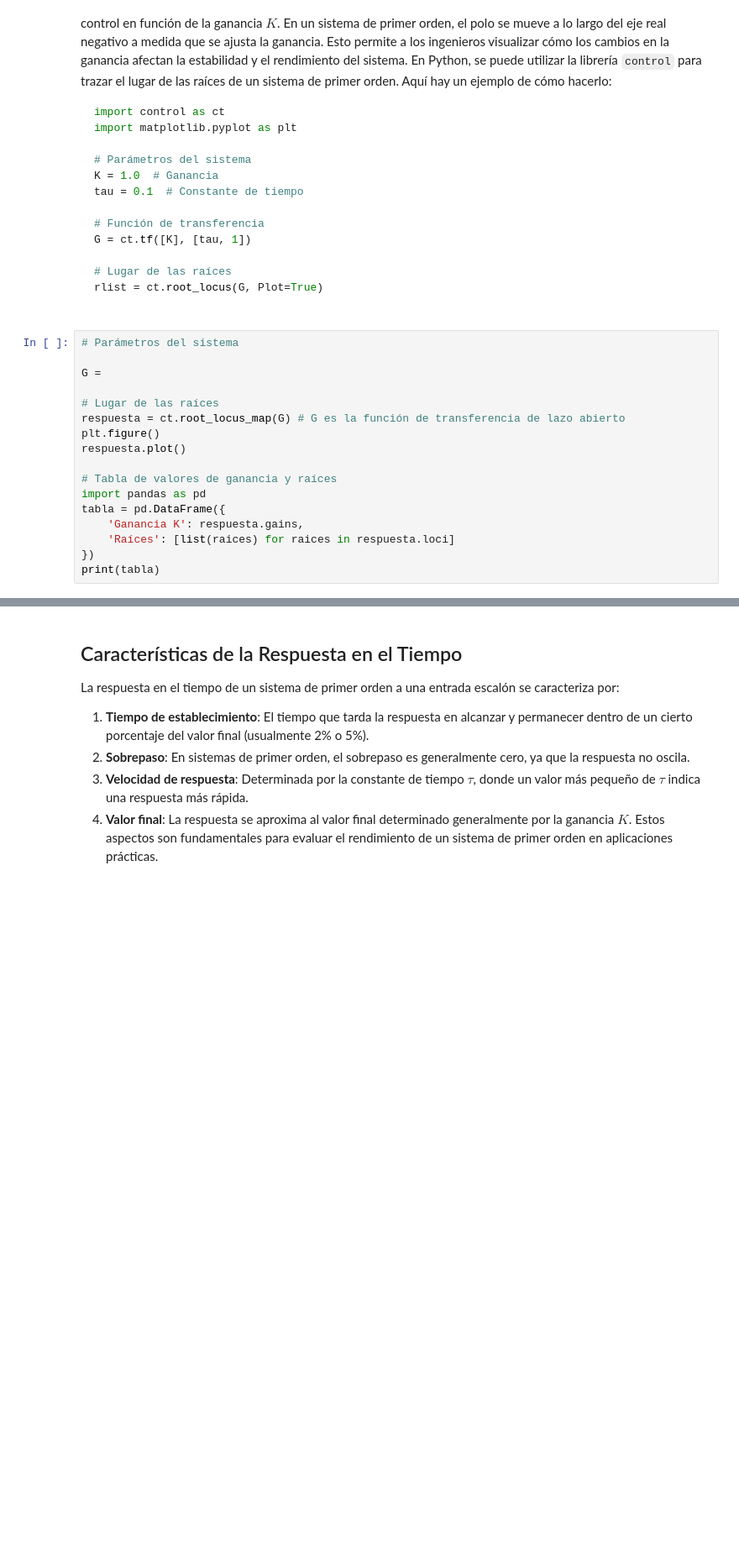
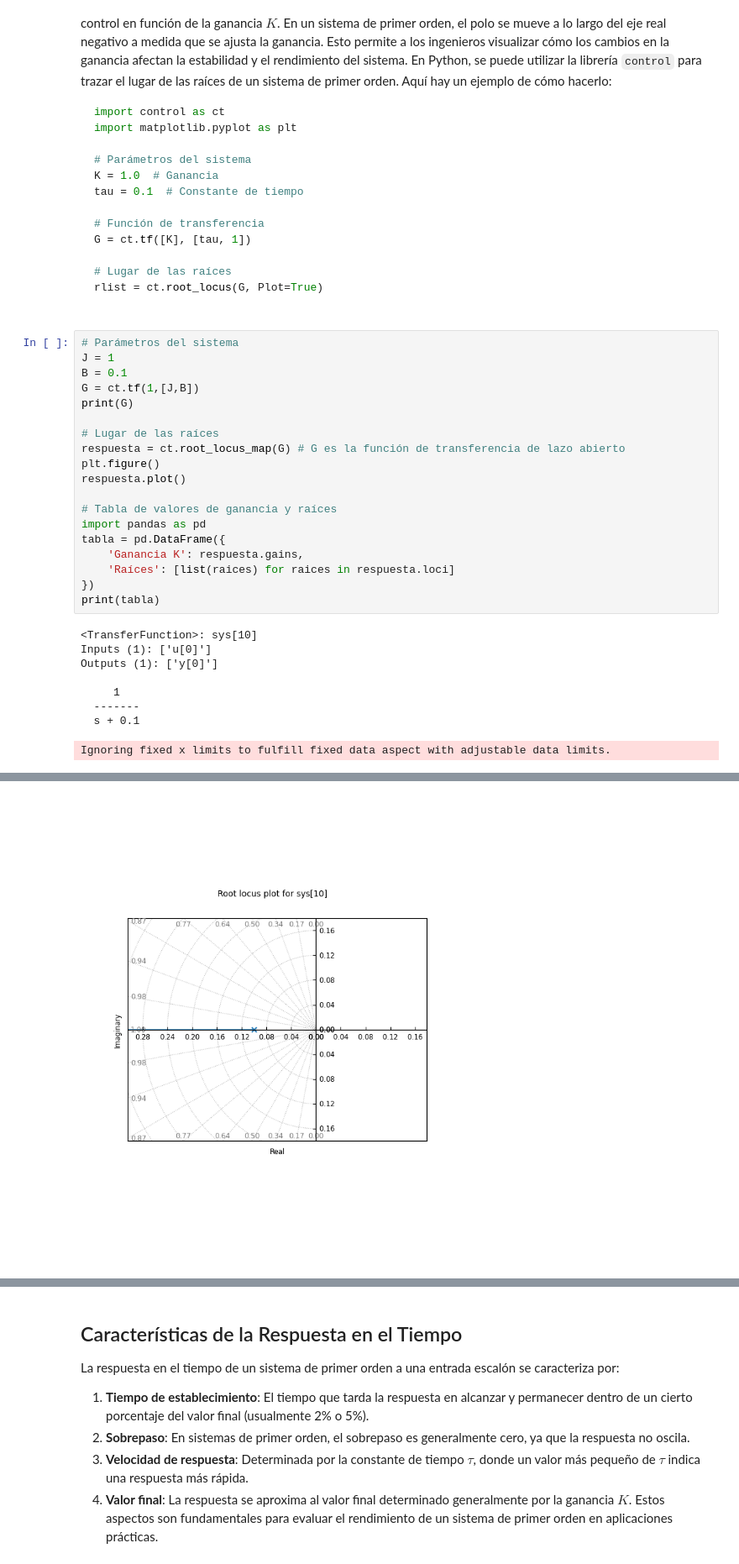
Before and after one commit to cjuarezramos/MMS022025, a Jupyter notebook: Laboratorios/L0401_SistemaPrimerOrden.ipynb, the cells around one changed output, grey strips where cells are left out. Shown at 84% size. Drawn from its saved outputs; the diff is of its cells as text; blank space fills up the shorter version.

```diff
--- a/Laboratorios/L0401_SistemaPrimerOrden.ipynb
+++ b/Laboratorios/L0401_SistemaPrimerOrden.ipynb
@@ -188,8 +221,10 @@ G = ct.tf([K], [tau, 1])
 rlist = ct.root_locus(G, Plot=True)
 # %%
 # Parámetros del sistema
-
-G =
+J = 1
+B = 0.1
+G = ct.tf(1,[J,B])
+print(G)
 
 # Lugar de las raíces
 respuesta = ct.root_locus_map(G) # G es la función de transferencia de lazo abierto
@@ -203,3 +238,12 @@ tabla = pd.DataFrame({
     'Raíces': [list(raices) for raices in respuesta.loci]
 })
 print(tabla)
+# %% [output]
+<TransferFunction>: sys[10]
+Inputs (1): ['u[0]']
+Outputs (1): ['y[0]']
+
+     1
+  -------
+  s + 0.1
+Ignoring fixed x limits to fulfill fixed data aspect with adjustable data limits.
@@ -206,3 +267,4 @@ print(tabla)
+[figure, added]
 # %%
 # Respuesta al escalón de lazo cerrado con diferentes ganancias
 # step_response
```
Also changed, not shown: parts of 14 cells of this notebook, 2 other files.
